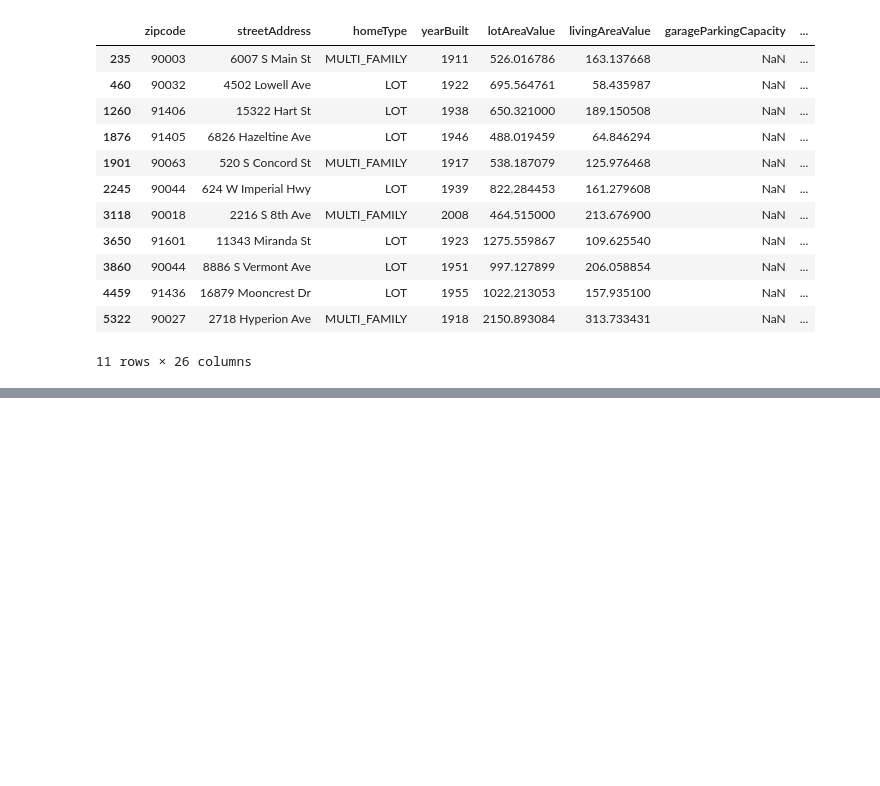
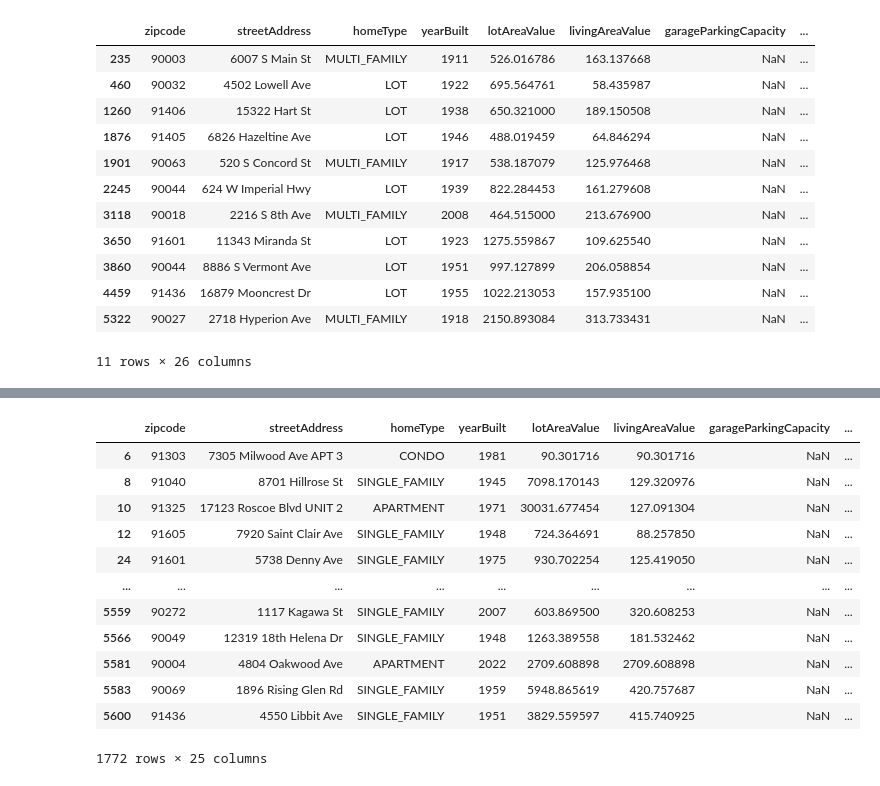
Before and after one commit to MAmin-y/House-price-analysis-and-prediction-LA-2024, a Jupyter notebook: analysis.ipynb, the cells around one changed output, grey strips where cells are left out. Saved outputs shown, nothing was run; the diff lists cells and outputs as text; code cells hidden in the pictures; blank space fills up the shorter version.

```diff
--- a/analysis.ipynb
+++ b/analysis.ipynb
@@ -526,0 +525,3 @@ df[df["bathrooms"] == 0]
+# %%
+#drop column bathroomsfull
+df.drop(columns=["bathroomsFull"], inplace=True)
@@ -526,0 +561,2 @@ df[df["bathrooms"] == 0]
+# %%
+df.loc[(df["stories"].isna())&(df["homeType"]=="LOT"), "stories"] = 0
@@ -526,0 +591,2 @@ df[df["bathrooms"] == 0]
+# %%
+df["flooring"].fillna("[]", inplace=True)
@@ -526,0 +600,3 @@ df[df["bathrooms"] == 0]
+# %%
+import ast
+df['flooring']=df['flooring'].apply(ast.literal_eval)
@@ -526,0 +625,17 @@ df[df["bathrooms"] == 0]
+# %%
+#check how may flooring is empty
+df[df["flooring"].apply(len) == 0]
+# %% [output]
+|  | zipcode | streetAddress | homeType | yearBuilt | lotAreaValue | livingAreaValue | garageParkingCapacity | ... |
+| 6 | 91303 | 7305 Milwood Ave APT 3 | CONDO | 1981 | 90.301716 | 90.301716 | NaN | ... |
+| 8 | 91040 | 8701 Hillrose St | SINGLE_FAMILY | 1945 | 7098.170143 | 129.320976 | NaN | ... |
+| 10 | 91325 | 17123 Roscoe Blvd UNIT 2 | APARTMENT | 1971 | 30031.677454 | 127.091304 | NaN | ... |
+| 12 | 91605 | 7920 Saint Clair Ave | SINGLE_FAMILY | 1948 | 724.364691 | 88.257850 | NaN | ... |
+| 24 | 91601 | 5738 Denny Ave | SINGLE_FAMILY | 1975 | 930.702254 | 125.419050 | NaN | ... |
+| ... | ... | ... | ... | ... | ... | ... | ... | ... |
+| 5559 | 90272 | 1117 Kagawa St | SINGLE_FAMILY | 2007 | 603.869500 | 320.608253 | NaN | ... |
+| 5566 | 90049 | 12319 18th Helena Dr | SINGLE_FAMILY | 1948 | 1263.389558 | 181.532462 | NaN | ... |
+| 5581 | 90004 | 4804 Oakwood Ave | APARTMENT | 2022 | 2709.608898 | 2709.608898 | NaN | ... |
+| 5583 | 90069 | 1896 Rising Glen Rd | SINGLE_FAMILY | 1959 | 5948.865619 | 420.757687 | NaN | ... |
+| 5600 | 91436 | 4550 Libbit Ave | SINGLE_FAMILY | 1951 | 3829.559597 | 415.740925 | NaN | ... |
+1772 rows × 25 columns
```
Also changed, not shown: parts of 51 cells of this notebook.
